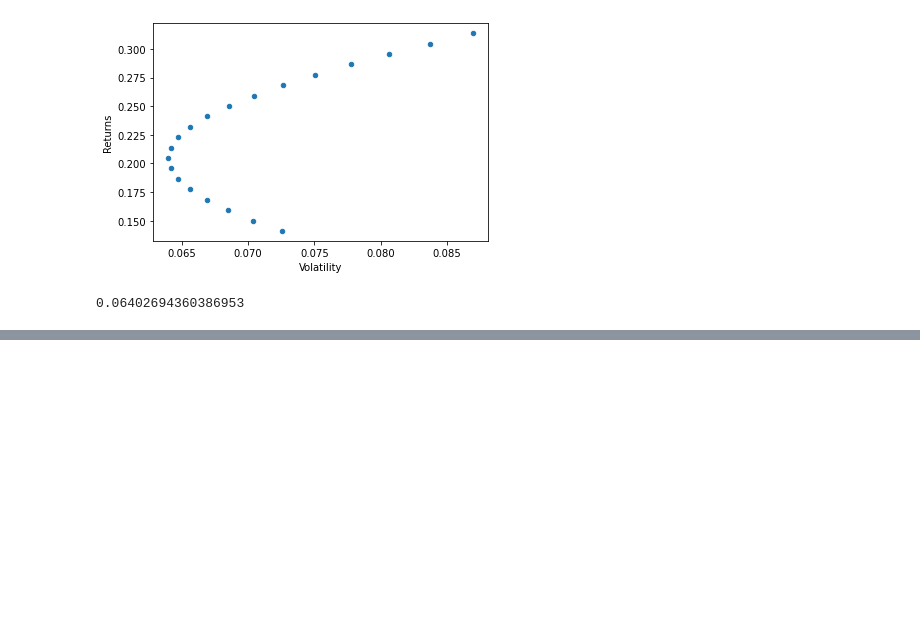
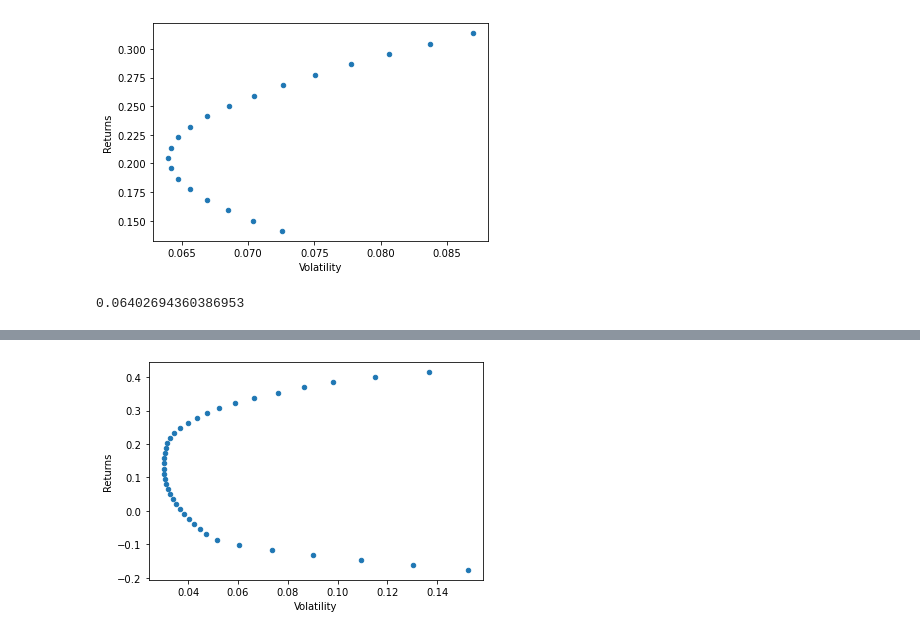
Before and after one commit to gurkaransahni99/Portfolio-Construction-And-Analysis, a Jupyter notebook: week2.ipynb, the cells around one changed output, grey strips where cells are left out. Drawn from its saved outputs; the diff is of its cells as text; code cells hidden in the pictures; blank space fills up the shorter version.

```diff
--- a/week2.ipynb
+++ b/week2.ipynb
@@ -219,0 +226,4 @@ erk.portfolio_vol(weight, cov.loc[l,l])
+# %%
+erk.plot_ef(20, er, cov)
+# %% [output]
+[figure, added]
```
Also changed, not shown: parts of 4 cells of this notebook, 2 other files.
